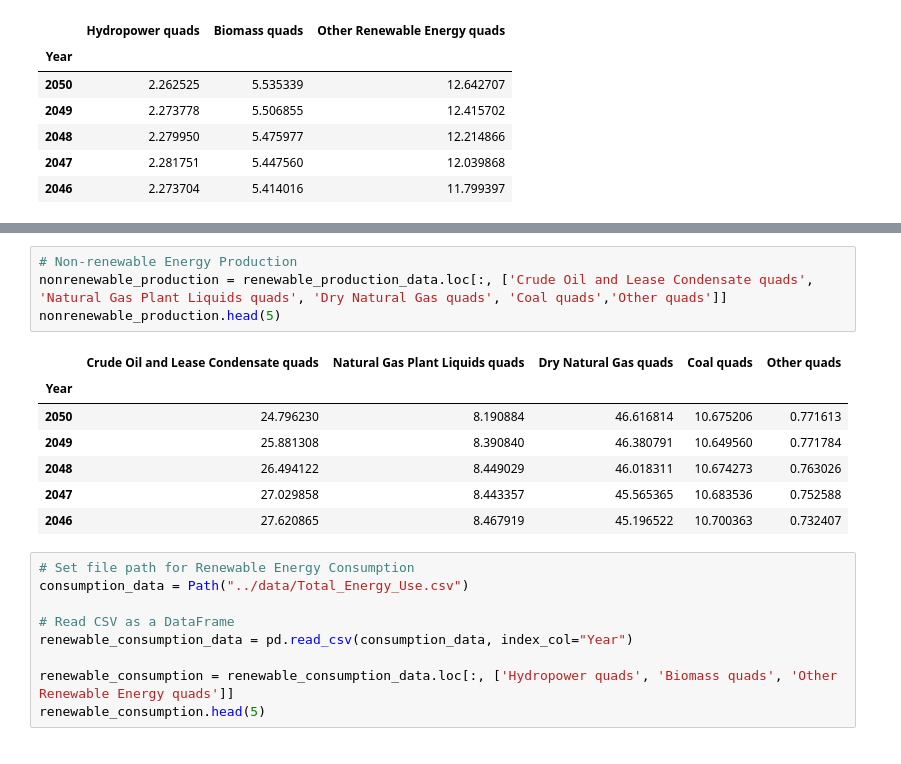
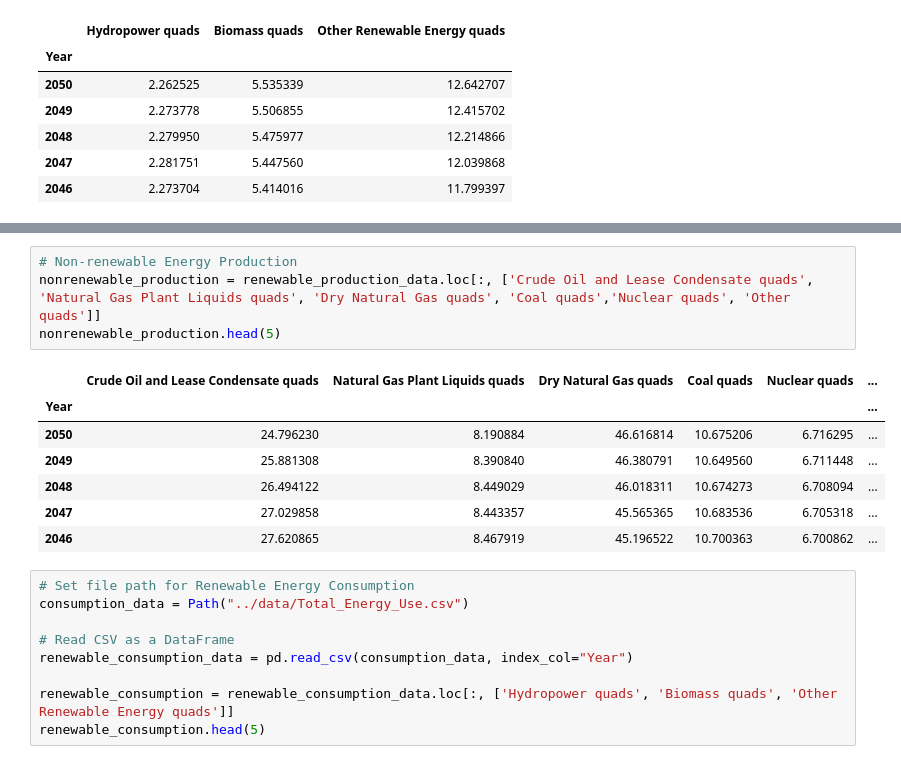
Before and after one commit to Laanu/Class_Project_Energy, a Jupyter notebook: notebooks/Christian.ipynb, the cells around one changed output, grey strips where cells are left out. Cells and saved outputs as stored; diff of their text form.

```diff
--- a/notebooks/Christian.ipynb
+++ b/notebooks/Christian.ipynb
@@ -23,15 +33,15 @@ renewable_production.head(5)
 # %%
 # Non-renewable Energy Production
-nonrenewable_production = renewable_production_data.loc[:, ['Crude Oil and Lease Condensate quads', 'Natural Gas Plant Liquids quads', 'Dry Natural Gas quads', 'Coal quads','Other quads']]
+nonrenewable_production = renewable_production_data.loc[:, ['Crude Oil and Lease Condensate quads', 'Natural Gas Plant Liquids quads', 'Dry Natural Gas quads', 'Coal quads','Nuclear quads', 'Other quads']]
 nonrenewable_production.head(5)
 # %% [output]
-|  | Crude Oil and Lease Condensate quads | Natural Gas Plant Liquids quads | Dry Natural Gas quads | Coal quads | Other quads |
-| Year |  |  |  |  |  |
-| 2050 | 24.796230 | 8.190884 | 46.616814 | 10.675206 | 0.771613 |
-| 2049 | 25.881308 | 8.390840 | 46.380791 | 10.649560 | 0.771784 |
-| 2048 | 26.494122 | 8.449029 | 46.018311 | 10.674273 | 0.763026 |
-| 2047 | 27.029858 | 8.443357 | 45.565365 | 10.683536 | 0.752588 |
-| 2046 | 27.620865 | 8.467919 | 45.196522 | 10.700363 | 0.732407 |
+|  | Crude Oil and Lease Condensate quads | Natural Gas Plant Liquids quads | Dry Natural Gas quads | Coal quads | Nuclear quads | ... |
+| Year |  |  |  |  |  | ... |
+| 2050 | 24.796230 | 8.190884 | 46.616814 | 10.675206 | 6.716295 | ... |
+| 2049 | 25.881308 | 8.390840 | 46.380791 | 10.649560 | 6.711448 | ... |
+| 2048 | 26.494122 | 8.449029 | 46.018311 | 10.674273 | 6.708094 | ... |
+| 2047 | 27.029858 | 8.443357 | 45.565365 | 10.683536 | 6.705318 | ... |
+| 2046 | 27.620865 | 8.467919 | 45.196522 | 10.700363 | 6.700862 | ... |
 # %%
 # Set file path for Renewable Energy Consumption
 consumption_data = Path("../data/Total_Energy_Use.csv")
```
Also changed, not shown: parts of 2 cells of this notebook.
